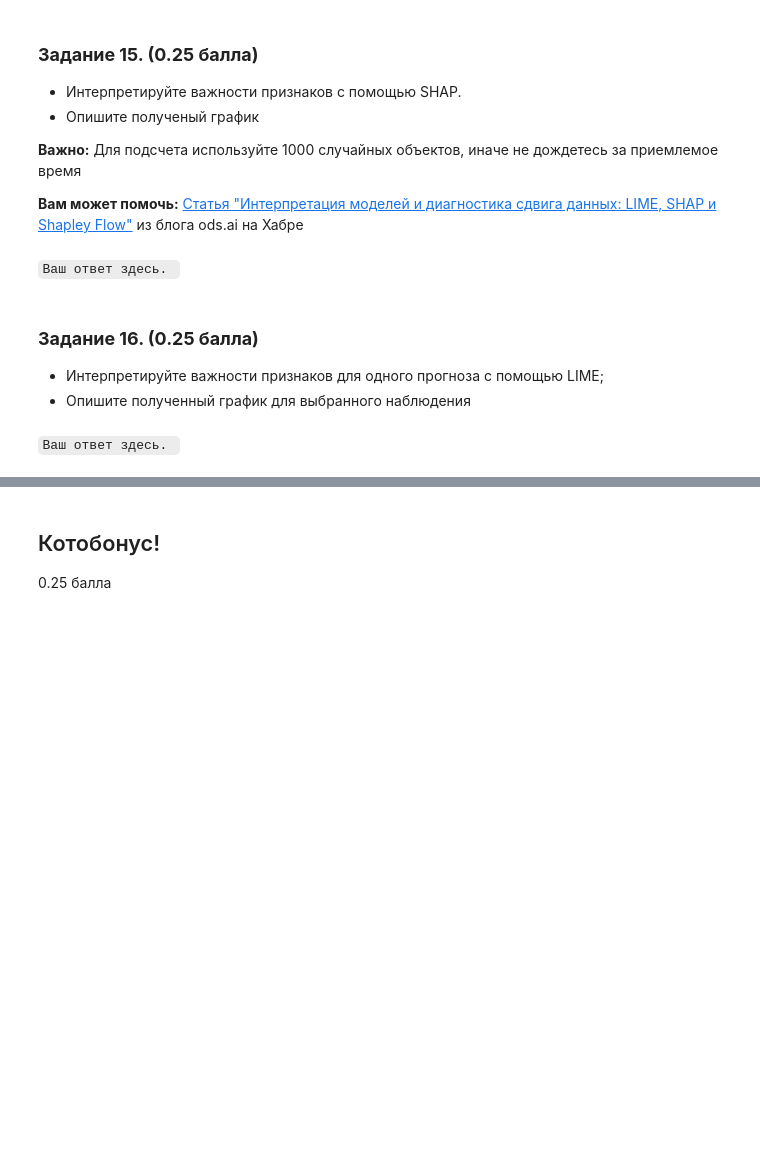
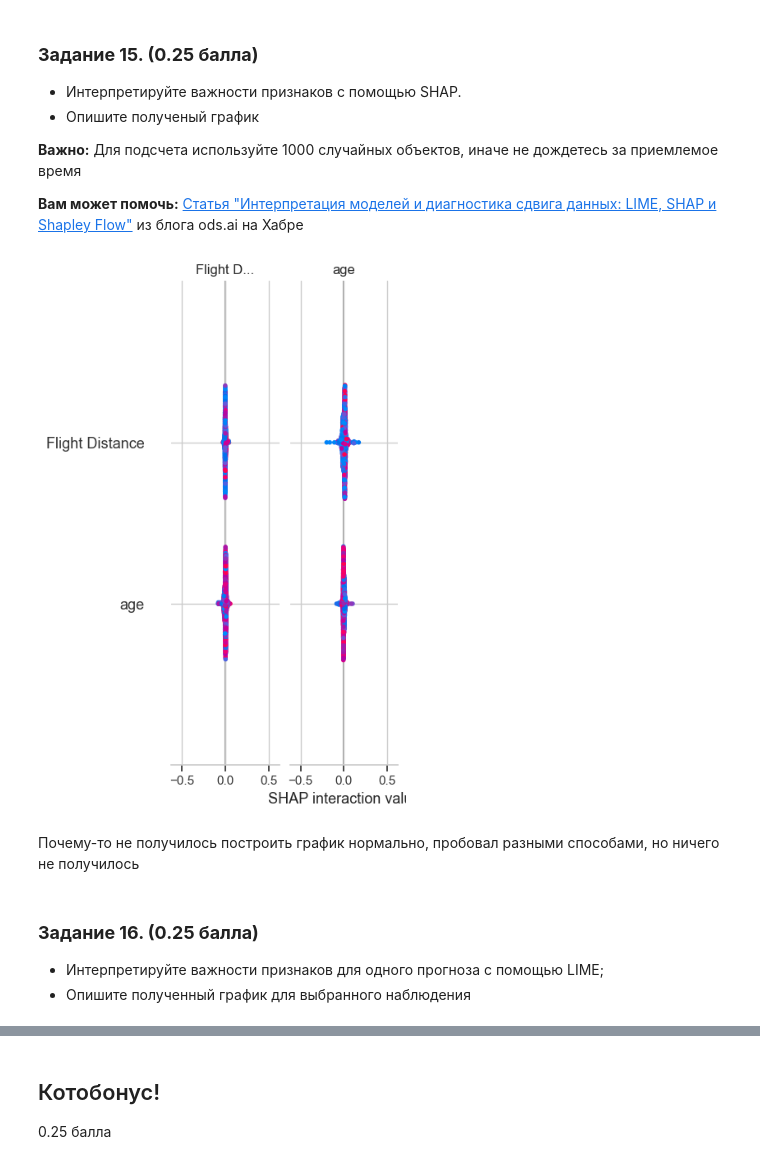
Before and after one commit to Semiteplov/hse-ai-24, a Jupyter notebook: ml/lesson_4/homework/AI_HW4_woodenML_pro.ipynb, the cells around one changed output, grey strips where cells are left out. Drawn from its saved outputs; the diff is of its cells as text; code cells hidden in the pictures; blank space fills up the shorter version.

```diff
--- a/ml/lesson_4/homework/AI_HW4_woodenML_pro.ipynb
+++ b/ml/lesson_4/homework/AI_HW4_woodenML_pro.ipynb
@@ -492,0 +735,7 @@ assert X_val.shape == (31_094, 22)
+# %%
+# Отмасштабируем данные
+from sklearn.preprocessing import MinMaxScaler
+
+scaler = MinMaxScaler()
+df_train[numeric_cols] = scaler.fit_transform(df_train[numeric_cols])
+df_test[numeric_cols] = scaler.transform(df_test[numeric_cols])
@@ -529,5 +837,15 @@ assert X_val.shape == (31_094, 22)
-# %% [markdown]
-`Ваш ответ здесь. `
+# %%
+import shap
+
+X_sample = X_val.sample(n=1000, random_state=42)
+explainer = shap.TreeExplainer(best_rf, X_sample)
+shap_values = explainer.shap_values(np.array(X_sample), check_additivity=False)
+
+shap.summary_plot(shap_values, X_sample)
+# %% [output]
+[figure, added]
+# %% [markdown]
+Почему-то не получилось построить график нормально, пробовал разными способами, но ничего не получилось
 # %% [markdown]
 ### **Задание 16. (0.25 балла)**
 
@@ -538,2 +853,0 @@ assert X_val.shape == (31_094, 22)
-# %% [markdown]
-`Ваш ответ здесь. `
```
Also changed, not shown: parts of 40 cells of this notebook.
